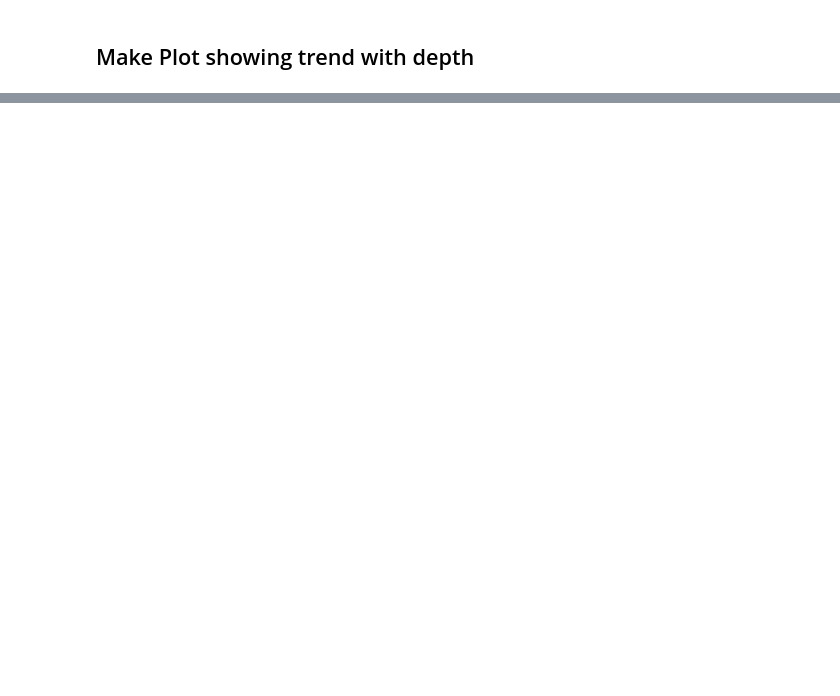
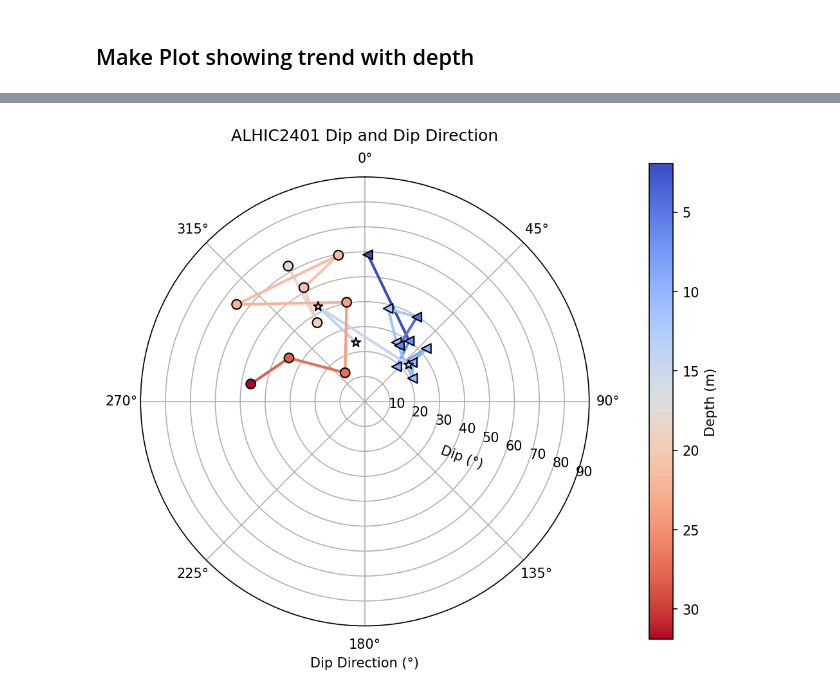
Before and after one commit to liamkirkpatrick/ECM-datascripts, a Jupyter notebook: python_scripts/cul-de-sac/orientation_plots_2401.ipynb, the cells around one changed output, grey strips where cells are left out. Saved outputs shown, nothing was run; the diff lists cells and outputs as text; code cells hidden in the pictures; blank space fills up the shorter version.

```diff
--- a/python_scripts/cul-de-sac/orientation_plots_2401.ipynb
+++ b/python_scripts/cul-de-sac/orientation_plots_2401.ipynb
@@ -688,0 +649,86 @@ Excluding ALHIC2302 31
+# %%
+# Create a circular plot
+fig, ax = plt.subplots(subplot_kw={'projection': 'polar'}, figsize=(8, 8), dpi=150)
+
+# Filter rows with valid dip-direction-mean, median-dip, and IQR < 20
+filtered_rows = valid_rows[valid_rows['IQR'] < 20]
+
+# Convert dip-direction-mean to radians
+angles = np.radians(filtered_rows['dip-direction-mean'])
+
+# Use median-dip as the radius
+radii = filtered_rows['median-dip']
+
+# Normalize depth for color mapping
+depths = filtered_rows['depth']
+norm = plt.Normalize(depths.min(), depths.max())
+colors = plt.cm.coolwarm(norm(depths))
+
+
+# Plot the points
+#sc = ax.scatter(angles, radii, c=colors, cmap='coolwarm', s=1, edgecolor='k', alpha=0.8)
+
+# Add a colorbar to indicate depth
+sm = plt.cm.ScalarMappable(cmap='coolwarm', norm=norm)
+sm.set_array([])  # Set an empty array for the ScalarMappable
+cbar = plt.colorbar(sm, ax=ax, orientation='vertical', pad=0.1, shrink=0.8)
+cbar.set_label('Depth (m)')
+cbar.ax.invert_yaxis()  # Flip the colorbar
+
+# Set plot limits and labels
+ax.set_rlim(0, 90)
+ax.set_rlabel_position(110)
+ax.set_theta_zero_location('N')  # Set 0 degrees to the top
+ax.set_theta_direction(-1)       # Set clockwise direction
+ax.set_title('ALHIC2401 Dip and Dip Direction', va='bottom')
+
+ax.set_xlabel('Dip Direction (°)')
+
+# Add a label at a specific position
+label_position=ax.get_rlabel_position()
+ax.text(np.radians(label_position+10),ax.get_rmax()/2.,'Dip (°)',
+        rotation=-20,ha='center',va='center')
+
+# Add lines between points (broken by alhic2401_breaks)
+
+shapes = ['<', '*','s','o','^','v','p','h','D']
+a = 0
+break_secs = [24,30,37]
+break_secs.append(1000)
+cnt = 0
+for b in break_secs:
+    # Find rows in df where section is between a and b
+    rows = filtered_rows[(filtered_rows['section'].astype(int) >= a) & (filtered_rows['section'].astype(int) < b)]
+
+    # pull out values
+    angles = np.radians(rows['dip-direction-mean'])
+    radii = rows['median-dip']
+    depths_set = rows['depth']
+    colors = plt.cm.coolwarm(norm(depths_set))
+
+
+    # Plot a line between the points
+    if len(rows) > 1:
+        angles = np.radians(rows['dip-direction-mean'])
+        radii = rows['median-dip']
+        depths = rows['depth']
+
+        # Iterate through consecutive points to create gradient effect
+        for i in range(len(rows) - 1):
+            angle_start, angle_end = angles.iloc[i], angles.iloc[i + 1]
+            radius_start, radius_end = radii.iloc[i], radii.iloc[i + 1]
+            depth_start, depth_end = depths.iloc[i], depths.iloc[i + 1]
+
+            # Interpolate color based on depth
+            color_start = plt.cm.coolwarm(norm(depth_start))
+            color_end = plt.cm.coolwarm(norm(depth_end))
+
+            # Plot the segment with gradient color
+            ax.plot([angle_start, angle_end], [radius_start, radius_end],
+                    color=color_start, linewidth=2)
+
+    ax.scatter(angles, radii, c=colors, cmap='coolwarm', s=50, marker=shapes[cnt], edgecolor='k', alpha=1, zorder=3)
+    a = b
+    cnt+=1
+# %% [output]
+[figure, added]
```
Also changed, not shown: parts of 27 cells of this notebook, 9 other files.
